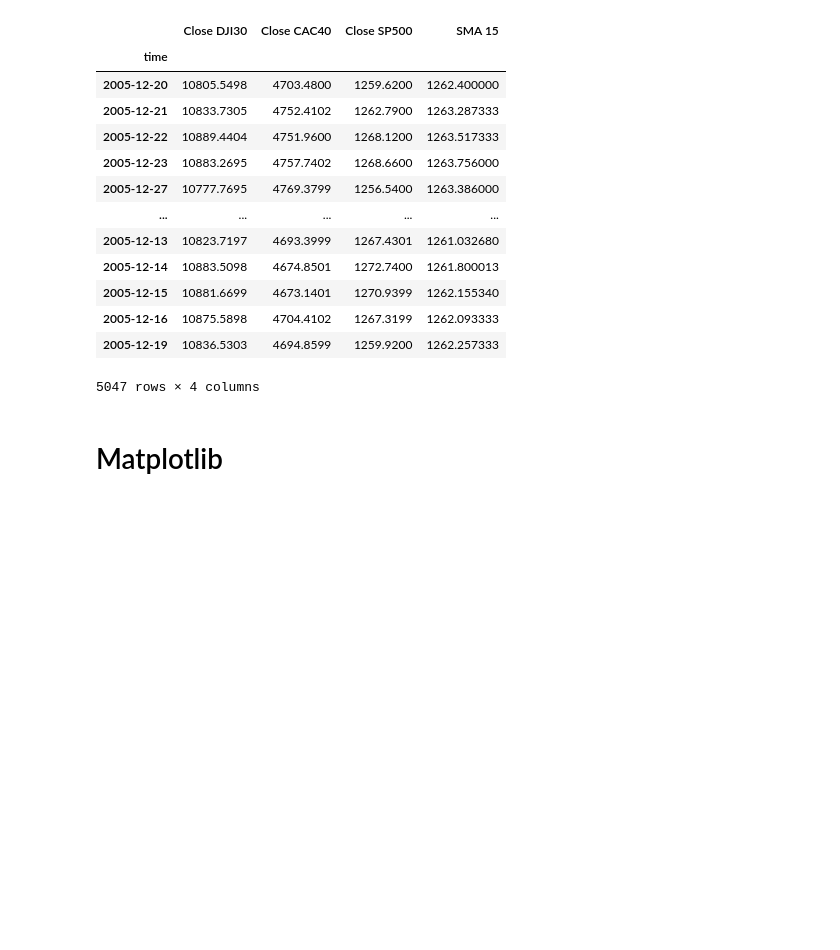
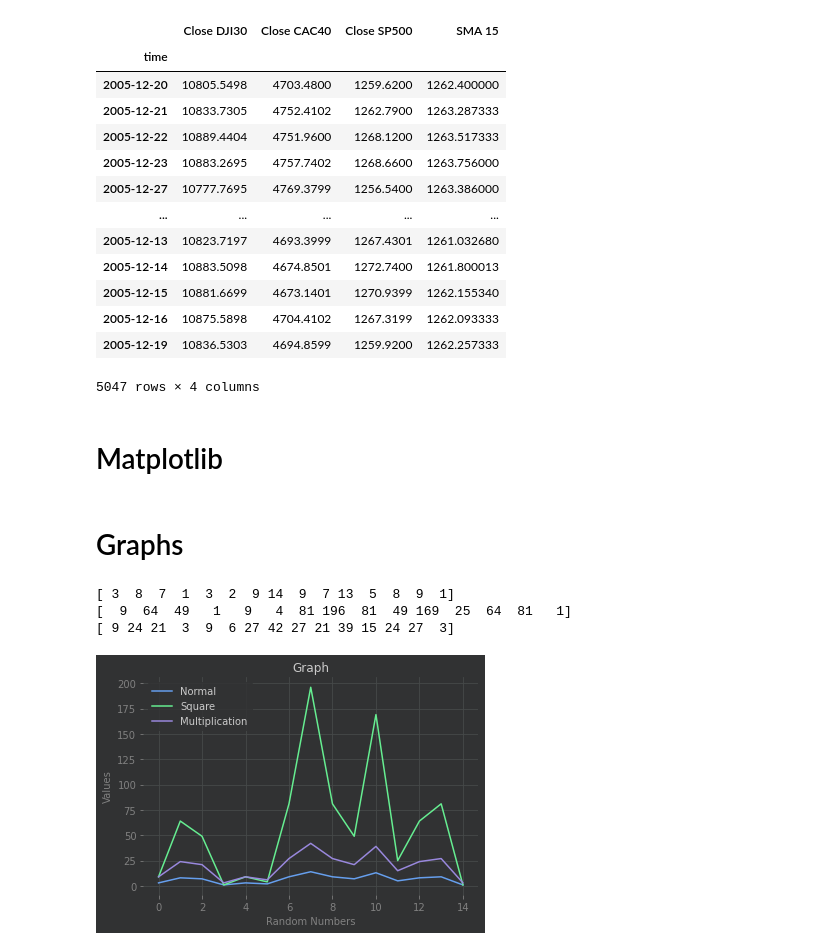
Before and after one commit to lehoangan2906/Algorithmic-Trading-with-Python-Technical-Analysis-Strategy, a Jupyter notebook: Python_basics_(skeleton).ipynb, the cells around one changed output. Cells and saved outputs as stored; diff of their text form; code cells hidden in the pictures; blank space fills up the shorter version.

```diff
--- a/Python_basics_(skeleton).ipynb
+++ b/Python_basics_(skeleton).ipynb
@@ -575,0 +597,43 @@ pd.concat((df1, df2), axis = 0)
+# %% [markdown]
+# Graphs
+# %%
+# Data simulation
+arr = np.random.randint(0, 15, size = (15,))
+
+# Square of arr
+square = arr ** 2
+
+# Multiplication of arr
+mut = arr * 3
+
+print(arr)
+
+print(square)
+
+print(mut)
+# %% [output]
+[ 3  8  7  1  3  2  9 14  9  7 13  5  8  9  1]
+[  9  64  49   1   9   4  81 196  81  49 169  25  64  81   1]
+[ 9 24 21  3  9  6 27 42 27 21 39 15 24 27  3]
+# %%
+# Plot the data
+plt.plot(arr)
+plt.plot(square)
+plt.plot(mut)
+
+# Change the xlabel
+plt.xlabel("Random Numbers")
+
+# Change the ylabel
+plt.ylabel("Values")
+
+# Change the title
+plt.title("Graph")
+
+# Put a legend
+plt.legend(["Normal", "Square", "Multiplication"])
+
+# Show the chart
+plt.show()
+# %% [output]
+[figure, added]
```
Also changed, not shown: parts of 6 cells of this notebook.
